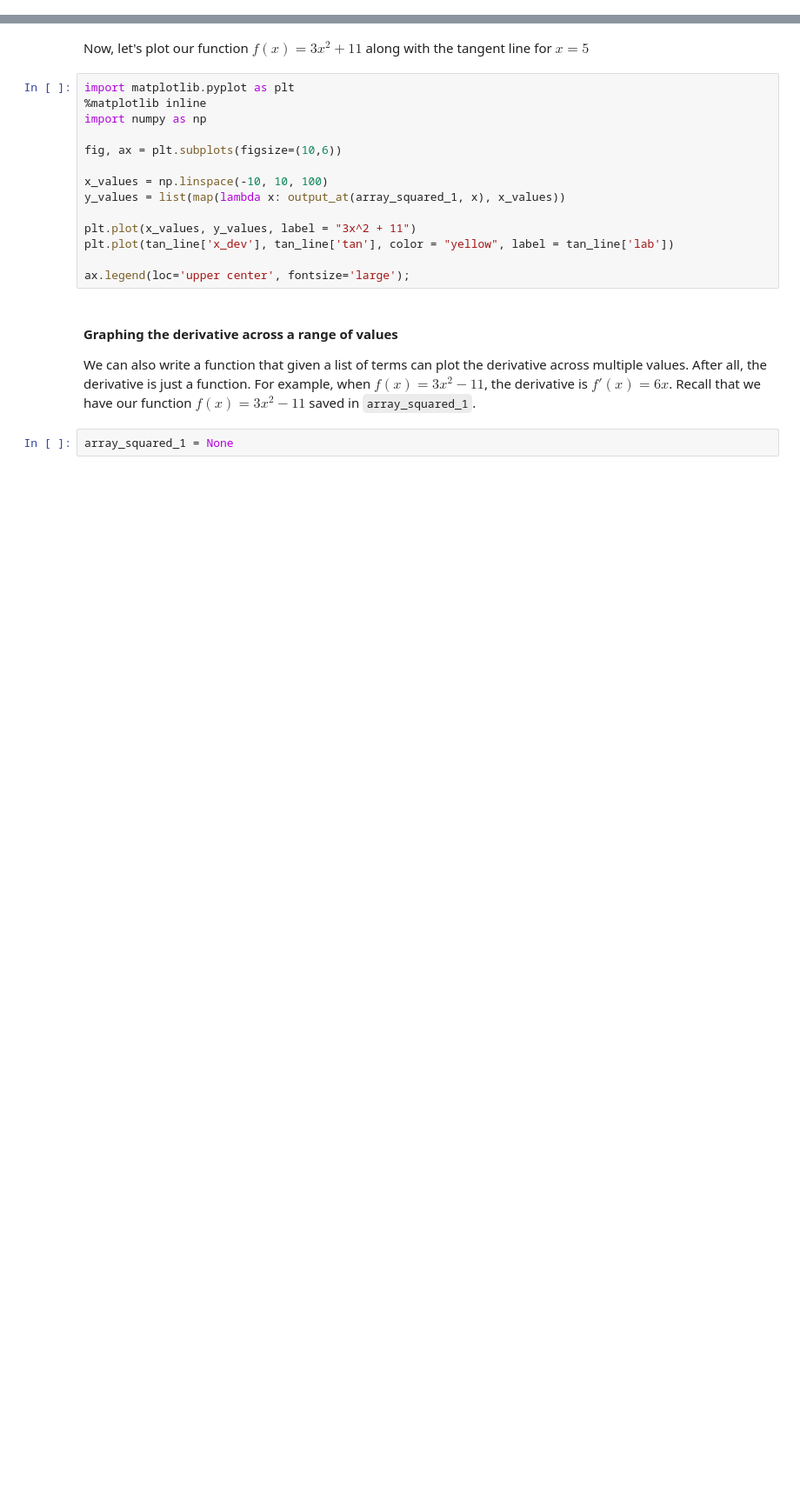
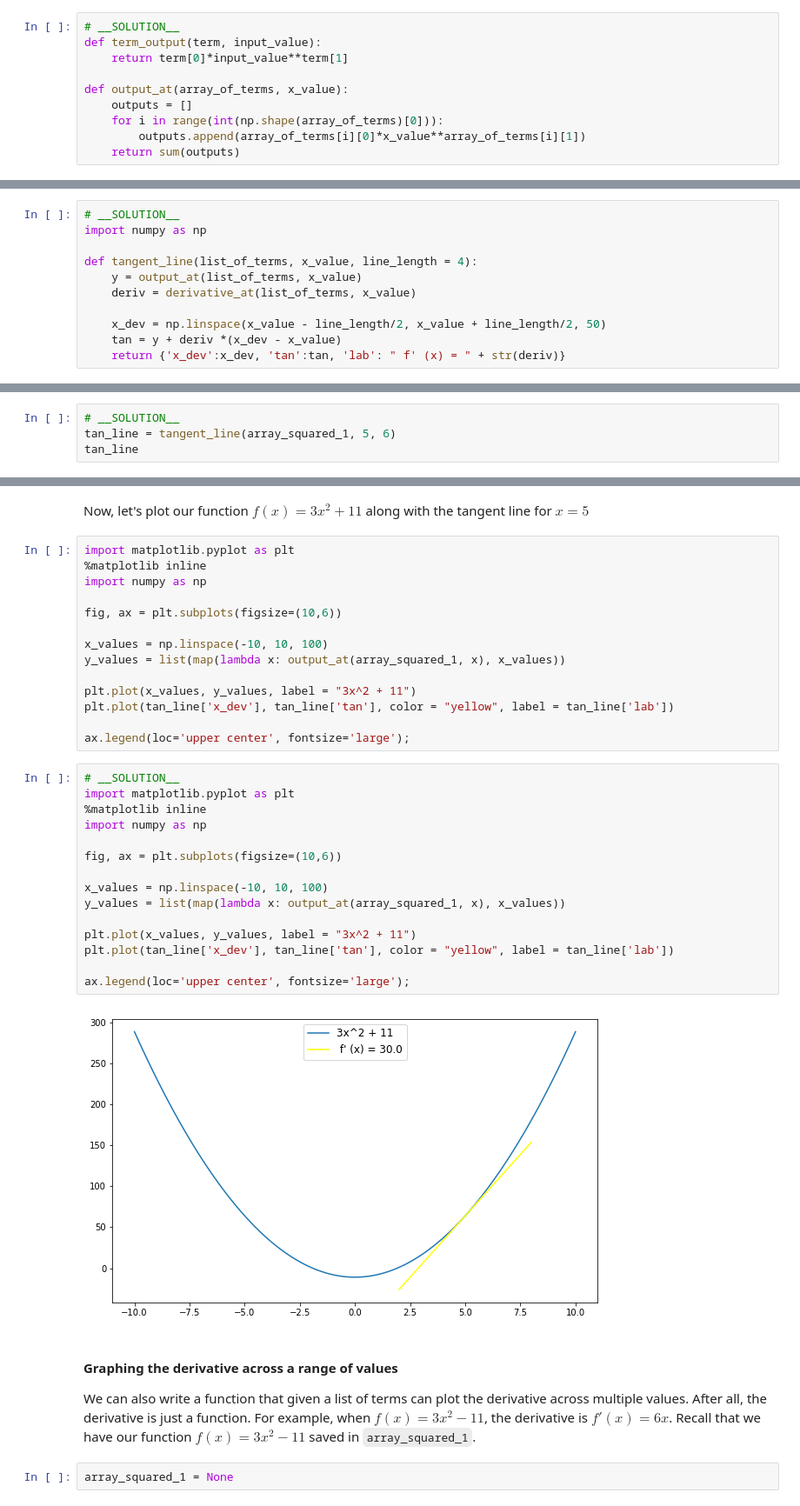
Before and after one commit to learn-co-curriculum/dsc-rules-for-derivatives-lab, a Jupyter notebook: index.ipynb, the cells around one changed output, grey strips where cells are left out. Shown: that part at 87% size. Saved outputs shown, nothing was run; the diff lists cells and outputs as text; blank space fills up the shorter version.

Commit message:
ALERT: Cell Mismatch. Auto-create curriculum branch from solution + master

```diff
--- a/index.ipynb
+++ b/index.ipynb
@@ -100,6 +177,16 @@ def output_at(array_of_terms, x_value):
     for i in range(int(np.shape(array_of_terms)[0])):
         outputs.append(array_of_terms[i][0]*x_value**array_of_terms[i][1])
     return sum(outputs)
+# %%
+# __SOLUTION__
+def term_output(term, input_value):
+    return term[0]*input_value**term[1]
+
+def output_at(array_of_terms, x_value):
+    outputs = []
+    for i in range(int(np.shape(array_of_terms)[0])):
+        outputs.append(array_of_terms[i][0]*x_value**array_of_terms[i][1])
+    return sum(outputs)
 # %%
 import numpy as np
 
@@ -110,8 +197,23 @@ def tangent_line(list_of_terms, x_value, line_length = 4):
     x_dev = np.linspace(x_value - line_length/2, x_value + line_length/2, 50)
     tan = y + deriv *(x_dev - x_value)
     return {'x_dev':x_dev, 'tan':tan, 'lab': " f' (x) = " + str(deriv)}
+# %%
+# __SOLUTION__
+import numpy as np
+
+def tangent_line(list_of_terms, x_value, line_length = 4):
+    y = output_at(list_of_terms, x_value)
+    deriv = derivative_at(list_of_terms, x_value)
+
+    x_dev = np.linspace(x_value - line_length/2, x_value + line_length/2, 50)
+    tan = y + deriv *(x_dev - x_value)
+    return {'x_dev':x_dev, 'tan':tan, 'lab': " f' (x) = " + str(deriv)}
 # %% [markdown]
 Now, let's apply our function `tangent_line` to `array_squared_1`. Let's assume we want a tangent line for $x=5$ and a line length of 6.
 # %%
 tan_line = None
 tan_line
+# %%
+# __SOLUTION__
+tan_line = tangent_line(array_squared_1, 5, 6)
+tan_line
@@ -131,6 +251,23 @@ plt.plot(x_values, y_values, label = "3x^2 + 11")
 plt.plot(tan_line['x_dev'], tan_line['tan'], color = "yellow", label = tan_line['lab'])
 
 ax.legend(loc='upper center', fontsize='large');
+# %%
+# __SOLUTION__
+import matplotlib.pyplot as plt
+%matplotlib inline
+import numpy as np
+
+fig, ax = plt.subplots(figsize=(10,6))
+
+x_values = np.linspace(-10, 10, 100)
+y_values = list(map(lambda x: output_at(array_squared_1, x), x_values))
+
+plt.plot(x_values, y_values, label = "3x^2 + 11")
+plt.plot(tan_line['x_dev'], tan_line['tan'], color = "yellow", label = tan_line['lab'])
+
+ax.legend(loc='upper center', fontsize='large');
+# %% [output]
+[figure, added]
 # %% [markdown]
 #### Graphing the derivative across a range of values
 
```
Also changed, not shown: parts of 14 cells of this notebook, 3 other files.
